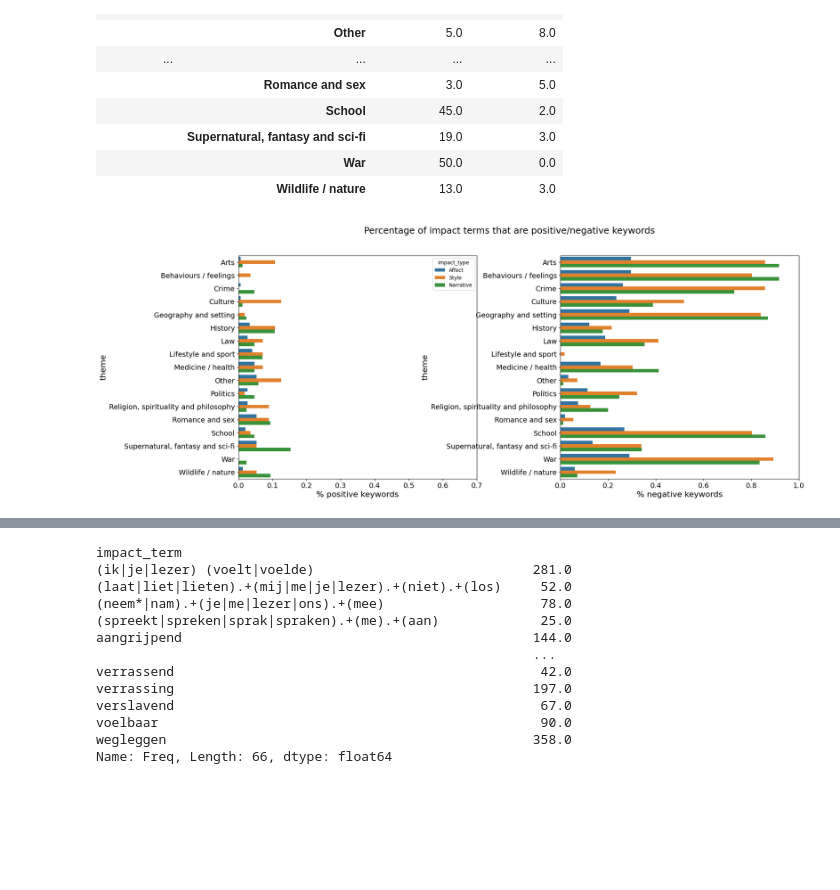
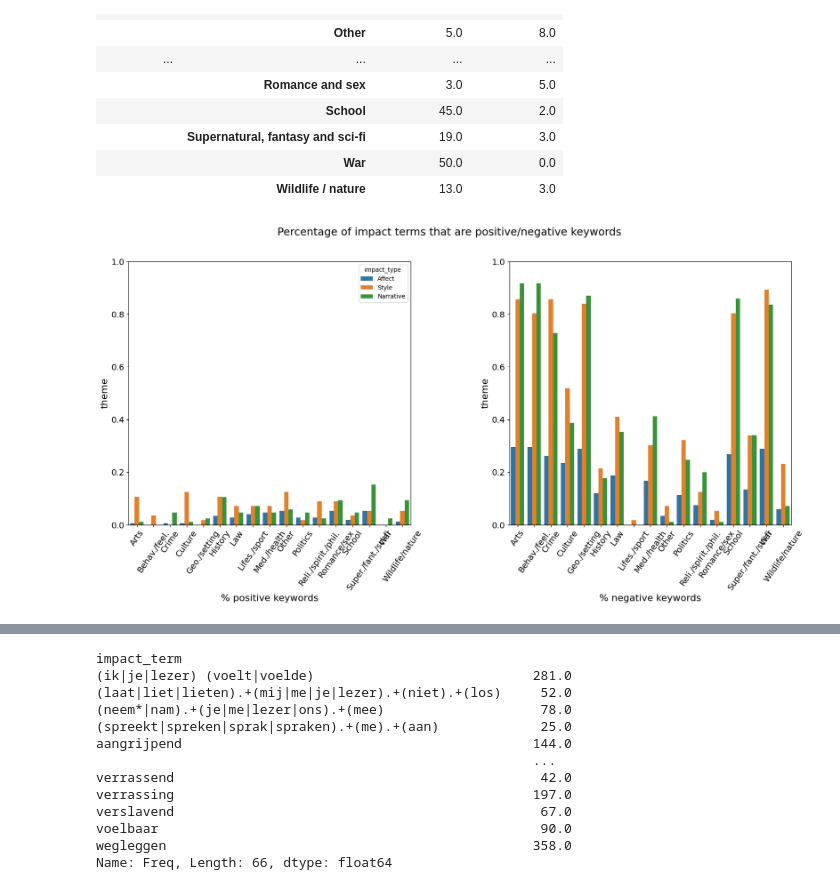
Before and after one commit to impact-and-fiction/jcls-2024-topic-genre-impact, a Jupyter notebook: notebooks/keyness-analysis-percent_diff-theme.ipynb, the cells around one changed output, grey strips where cells are left out. Cells and saved outputs as stored; diff of their text form; code cells hidden in the pictures; blank space fills up the shorter version.

Commit message:
Improve image layout

```diff
--- a/notebooks/keyness-analysis-percent_diff-theme.ipynb
+++ b/notebooks/keyness-analysis-percent_diff-theme.ipynb
@@ -598,39 +598,68 @@ num_terms_theme
 |  | Supernatural, fantasy and sci-fi | 19.0 | 3.0 |
 |  | War | 50.0 | 0.0 |
 |  | Wildlife / nature | 13.0 | 3.0 |
+# %%
+theme_map_short = {
+    "Arts": "Arts",
+    "Behaviours / feelings": "Behav./feel.",
+    "Crime": "Crime",
+    "Culture": "Culture",
+    "Geography and setting": "Geo./setting",
+    "History": "History",
+    "Law": "Law",
+    "Lifestyle and sport": "Lifes./sport",
+    "Medicine / health": "Med./health",
+    "Other": "Other",
+    "Politics": "Politics",
+    "Religion, spirituality and philosophy": "Reli./spirit./phil.",
+    "Romance and sex": "Romance/sex",
+    "School": "School",
+    "Supernatural, fantasy and sci-fi": "Super./fant./sci-fi",
+    "War": "War",
+    "Wildlife / nature": "Wildlife/nature"
+}
+
+#impact_terms_frac.rename(index=theme_map_short)
 # %%
 sdf
 impact_type = 'Affect'
 df_list = []
 for impact_type in impact_types:
     impact_terms_frac = num_terms_theme.loc[impact_type] / num_impact_terms[impact_type]
     impact_terms_frac['impact_type'] = impact_type
     df_list.append(impact_terms_frac)
 
 impact_terms_frac = pd.concat(df_list)
 impact_terms_frac
 
 fig, ax = plt.subplots(1, 2)
-sns.barplot(data=impact_terms_frac.reset_index(), y='theme', x='positive %Diff', hue='impact_type', ax=ax[0])
-sns.barplot(data=impact_terms_frac.reset_index(), y='theme', x='negative %Diff', hue='impact_type', ax=ax[1])
+sns.barplot(data=impact_terms_frac.rename(index=theme_map_short).reset_index(), x='theme', y='positive %Diff', hue='impact_type', ax=ax[0])
+sns.barplot(data=impact_terms_frac.rename(index=theme_map_short).reset_index(), x='theme', y='negative %Diff', hue='impact_type', ax=ax[1])
+
 ax[0].set_xlabel('% positive keywords', fontsize=16)
 ax[1].set_xlabel('% negative keywords', fontsize=16)
 ax[0].set_ylabel('theme', fontsize=16)
 ax[1].set_ylabel('theme', fontsize=16)
+
 ax[0].tick_params(axis='both', which='major', labelsize=14)
 ax[1].tick_params(axis='both', which='major', labelsize=14)
-ax[0].set_xlim(0, 0.7)
-ax[1].set_xlim(0, 1.0)
+ax[0].tick_params(axis='x', rotation=55)
+ax[1].tick_params(axis='x', rotation=55)
+
+
+ax[0].set_ylim(0, 1.0)
+ax[1].set_ylim(0, 1.0)
+
 fig.suptitle('Percentage of impact terms that are positive/negative keywords', fontsize=18)
 ax[1].get_legend().remove()
 #ax[1].legend(bbox_to_anchor=(1, 1))
 plt.subplots_adjust(left=None, bottom=None, right=None, top=None, wspace=0.35, hspace=None)
 
 #fig.tight_layout()
 fig.set_size_inches(20, 8)
 fig.savefig('../images/num_key_terms_per_theme.png', dpi=150)
 # %% [output]
-[figure, old version]
+[figure, new version]
 # %%
 import dataframe_image as dfi
 # %%
```
Also changed, not shown: parts of 8 cells of this notebook, 5 other files.
